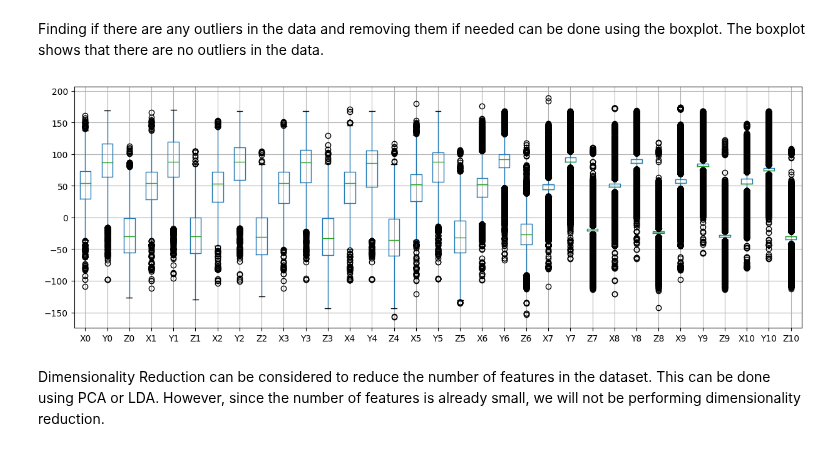
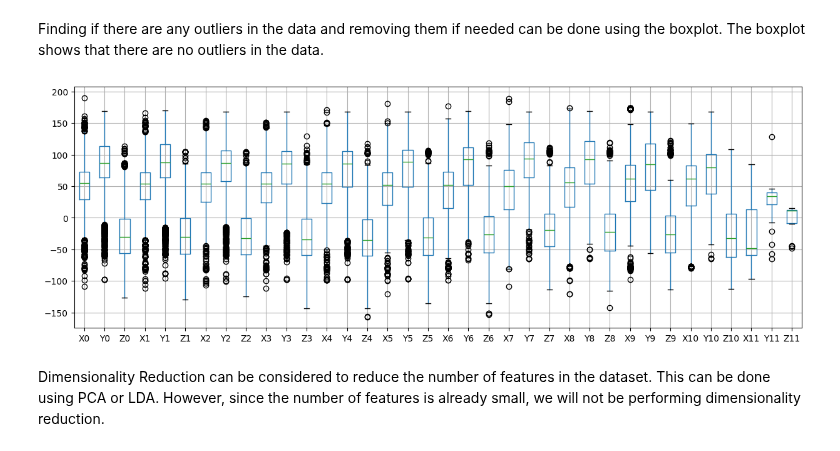
Before and after one commit to AntunesCSR/ML_Group_Projects, a Jupyter notebook: HA2/HA2.ipynb, the cells around one changed output. Saved outputs shown, nothing was run; the diff lists cells and outputs as text; code cells hidden in the pictures.

```diff
--- a/HA2/HA2.ipynb
+++ b/HA2/HA2.ipynb
@@ -97,10 +97,10 @@ X_test = pd.get_dummies(X_test, columns=['User'], prefix='User')
 Finding if there are any outliers in the data and removing them if needed can be done using the boxplot. The boxplot shows that there are no outliers in the data.
 # %%
 # Finding outliers - Boxplot of the columns except the last 14 (the User columns)
-X_train_encoded.iloc[:, :-14].boxplot(figsize=(15, 5))
+X_train.iloc[:, :-14].boxplot(figsize=(15, 5))
 plt.show()
 # %% [output]
-[figure, old version]
+[figure, new version]
 # %% [markdown]
 Dimensionality Reduction can be considered to reduce the number of features in the dataset. This can be done using PCA or LDA. However, since the number of features is already small, we will not be performing dimensionality reduction.
 # %% [markdown]
```
Also changed, not shown: parts of 23 cells of this notebook.
